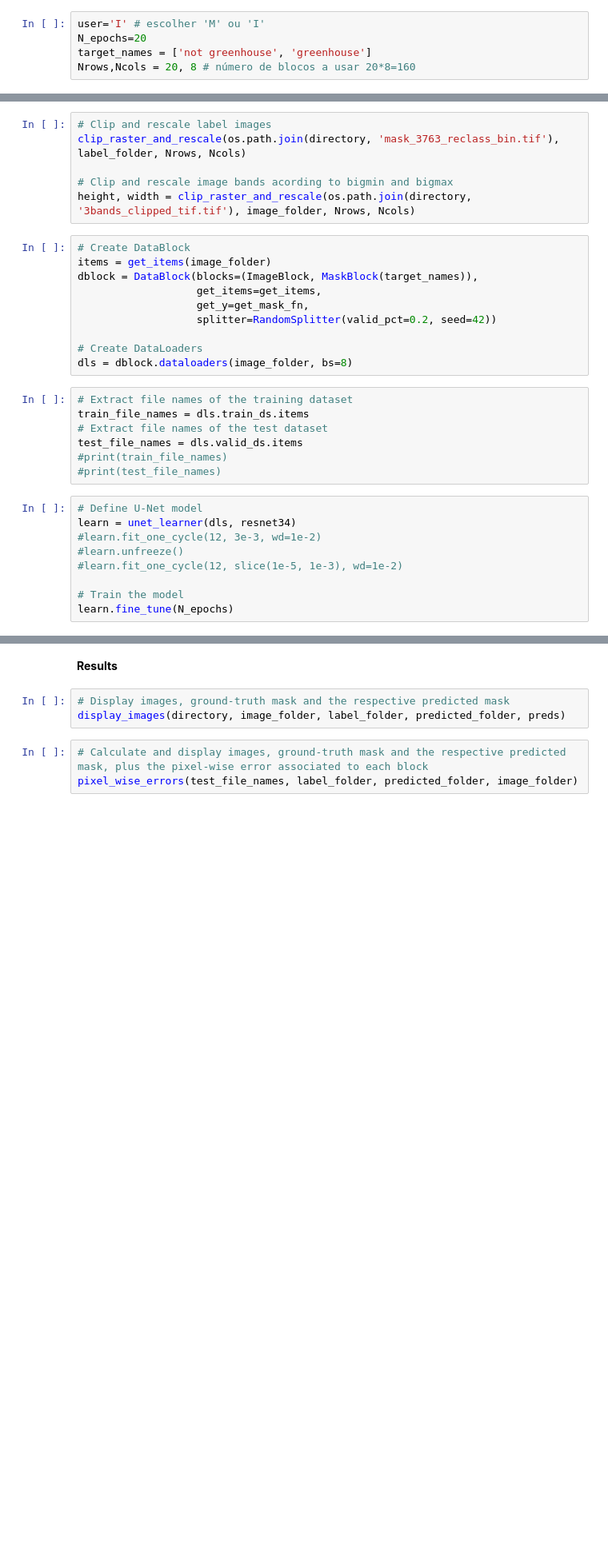
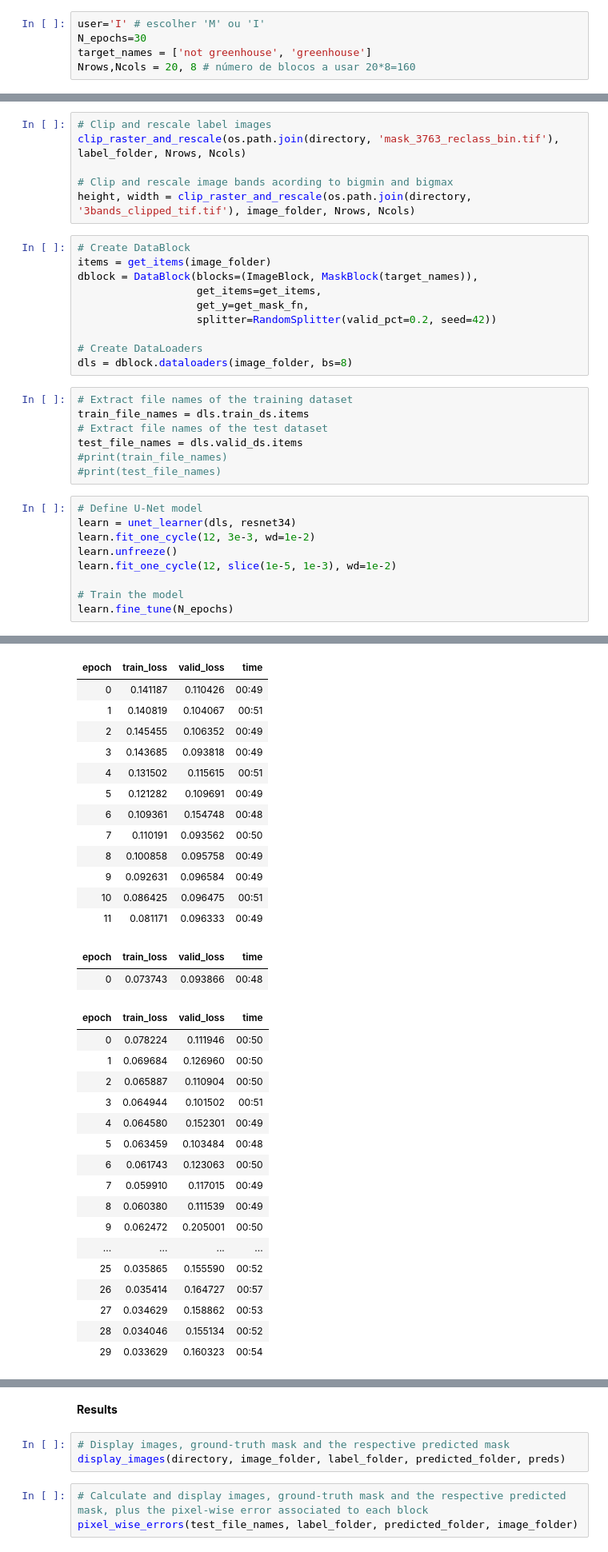
Before and after one commit to inesbsilveira/2nd-semester-2023, a Jupyter notebook: 20230925_IS_MC_image_segmentation.ipynb, the cells around one changed output, grey strips where cells are left out. Shown: that part at 80% size. Saved outputs shown, nothing was run; the diff lists cells and outputs as text; blank space fills up the shorter version.

```diff
--- a/20230925_IS_MC_image_segmentation.ipynb
+++ b/20230925_IS_MC_image_segmentation.ipynb
@@ -34,7 +39,7 @@ drive.mount('/content/drive')
 Mounted at /content/drive
 # %%
 user='I' # escolher 'M' ou 'I'
-N_epochs=20
+N_epochs=30
 target_names = ['not greenhouse', 'greenhouse']
 Nrows,Ncols = 20, 8 # número de blocos a usar 20*8=160
 # %%
@@ -498,9 +523,10 @@ test_file_names = dls.valid_ds.items
 # %%
 # Define U-Net model
 learn = unet_learner(dls, resnet34)
-#learn.fit_one_cycle(12, 3e-3, wd=1e-2)
-#learn.unfreeze()
-#learn.fit_one_cycle(12, slice(1e-5, 1e-3), wd=1e-2)
+learn.fit_one_cycle(12, 3e-3, wd=1e-2)
+learn.unfreeze()
+learn.fit_one_cycle(12, slice(1e-5, 1e-3), wd=1e-2)
 
 # Train the model
 learn.fine_tune(N_epochs)
+# %% [output]
@@ -507,2 +547,34 @@ learn.fine_tune(N_epochs)
+| epoch | train_loss | valid_loss | time |
+| 0 | 0.141187 | 0.110426 | 00:49 |
+| 1 | 0.140819 | 0.104067 | 00:51 |
+| 2 | 0.145455 | 0.106352 | 00:49 |
+| 3 | 0.143685 | 0.093818 | 00:49 |
+| 4 | 0.131502 | 0.115615 | 00:51 |
+| 5 | 0.121282 | 0.109691 | 00:49 |
+| 6 | 0.109361 | 0.154748 | 00:48 |
+| 7 | 0.110191 | 0.093562 | 00:50 |
+| 8 | 0.100858 | 0.095758 | 00:49 |
+| 9 | 0.092631 | 0.096584 | 00:49 |
+| 10 | 0.086425 | 0.096475 | 00:51 |
+| 11 | 0.081171 | 0.096333 | 00:49 |
+| epoch | train_loss | valid_loss | time |
+| 0 | 0.073743 | 0.093866 | 00:48 |
+| epoch | train_loss | valid_loss | time |
+| 0 | 0.078224 | 0.111946 | 00:50 |
+| 1 | 0.069684 | 0.126960 | 00:50 |
+| 2 | 0.065887 | 0.110904 | 00:50 |
+| 3 | 0.064944 | 0.101502 | 00:51 |
+| 4 | 0.064580 | 0.152301 | 00:49 |
+| 5 | 0.063459 | 0.103484 | 00:48 |
+| 6 | 0.061743 | 0.123063 | 00:50 |
+| 7 | 0.059910 | 0.117015 | 00:49 |
+| 8 | 0.060380 | 0.111539 | 00:49 |
+| 9 | 0.062472 | 0.205001 | 00:50 |
+| ... | ... | ... | ... |
+| 25 | 0.035865 | 0.155590 | 00:52 |
+| 26 | 0.035414 | 0.164727 | 00:57 |
+| 27 | 0.034629 | 0.158862 | 00:53 |
+| 28 | 0.034046 | 0.155134 | 00:52 |
+| 29 | 0.033629 | 0.160323 | 00:54 |
 # %%
 #Save the model according to number of epochs used
```
Also changed, not shown: parts of 18 cells of this notebook.
